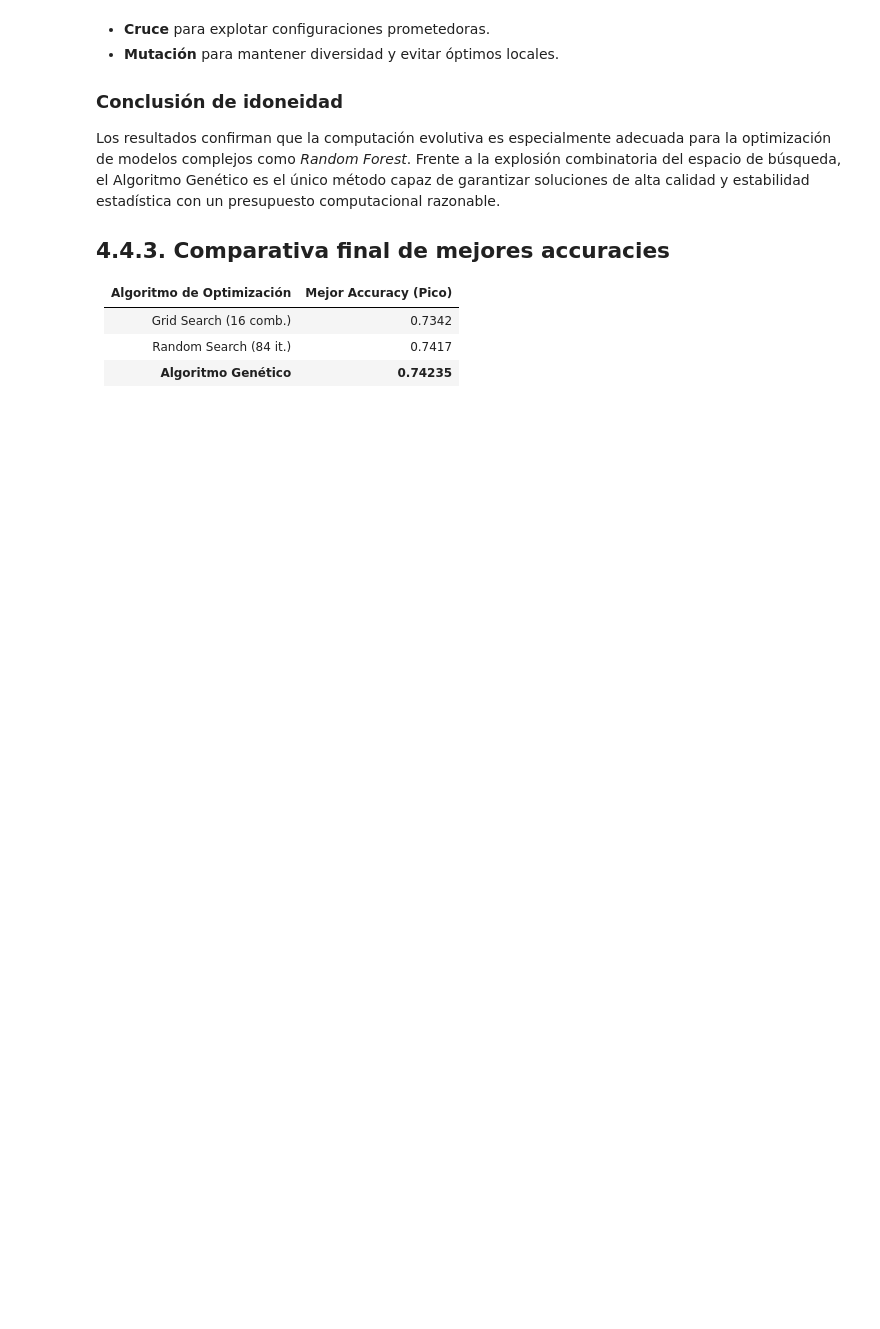
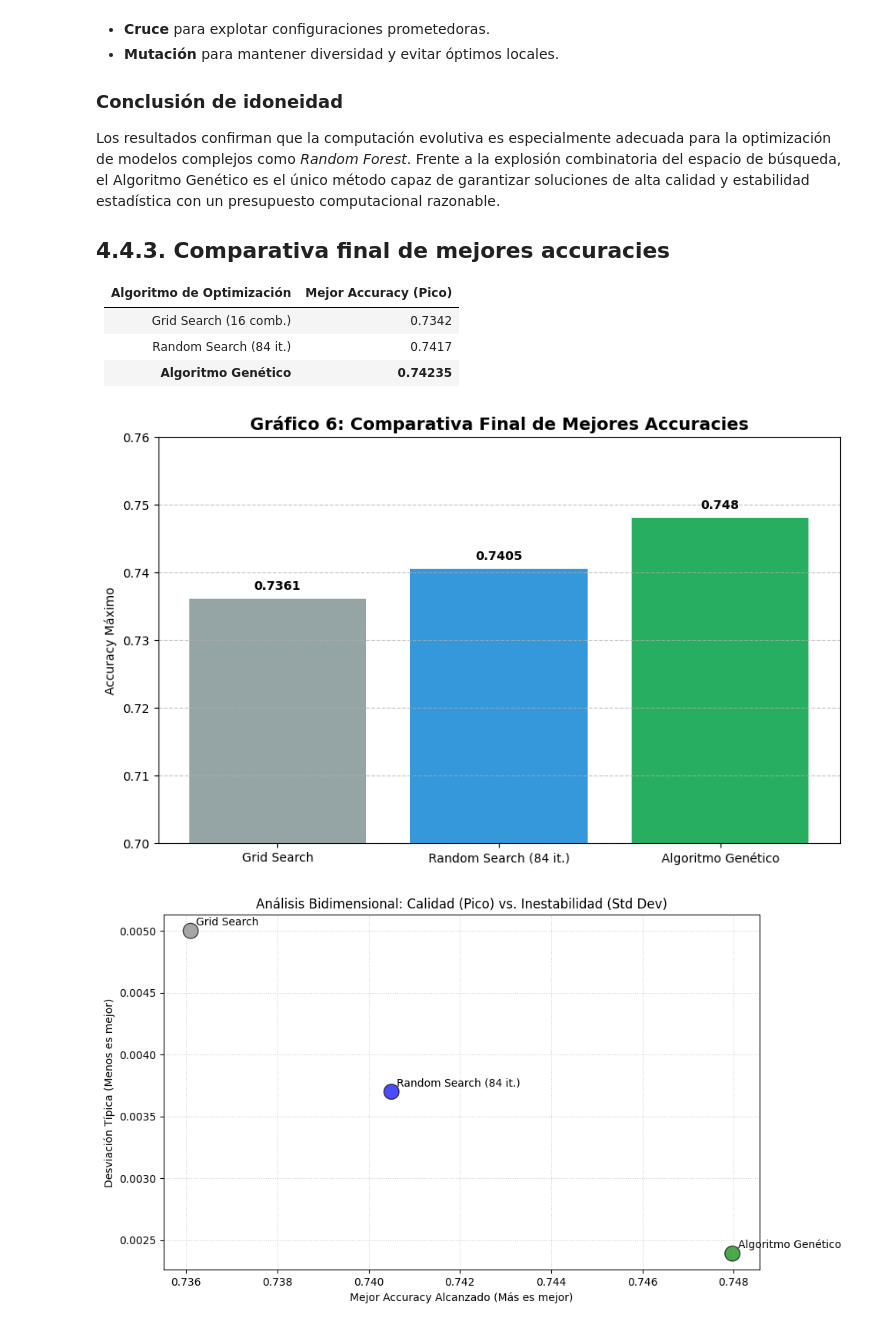
Before and after one commit to darkghost078/p2-Metaheuristica, a Jupyter notebook: Practica-P2 -Análisis.ipynb, the cells around one changed output. Drawn from its saved outputs; the diff is of its cells as text; code cells hidden in the pictures; blank space fills up the shorter version.

```diff
--- a/Practica-P2 -Análisis.ipynb
+++ b/Practica-P2 -Análisis.ipynb
@@ -113,6 +131,14 @@ class Param:
             self.max_leaf_nodes,
             self.min_impurity_decrease
         ]
+
+    def clone(self):
+        return Param(
+            self.n_estimators, self.max_depth, self.min_samples_split,
+            self.min_samples_leaf, self.max_features, self.bootstrap,
+            self.criterion, self.class_weight, self.max_leaf_nodes,
+            self.min_impurity_decrease
+        )
 # %% [markdown]
 ## Función evaluate_solution_param
 Versión original del archivo `evaluate.py`, adaptada para Jupyter.
@@ -379,8 +405,8 @@ def powerTournament(population, alpha, beta):
             childs.append(crossover(p1,p2))
             childs.append(crossover(p2,p1))
         else:
-            childs.append(p1)
-            childs.append(p2)
+            childs.append(p1.clone())
+            childs.append(p2.clone())
 
     aplyMutation(childs, beta)
     childs=fitness(childs)
@@ -437,7 +463,6 @@ def evolutive(Gen = 20, alpha = 0.8, beta = 0.2):
     reset_count = 0
     prev_best = 0
 
-    history = []
 
     while Gen > 0:
         print(f"Gen Actual: {Gen}")
@@ -448,8 +473,6 @@ def evolutive(Gen = 20, alpha = 0.8, beta = 0.2):
         population = bests
 
         best_fit = population[0][1]
-        history.append(best_fit)
-
         print(f"Best Fitness: {best_fit}")
 
         # UMBRAL DE MEJORA AJUSTADO
@@ -471,7 +494,8 @@ def evolutive(Gen = 20, alpha = 0.8, beta = 0.2):
             reset_count = 0
             print("Reseting population")
 
-    return population, history
+    gc.collect()
+    return population
 # %% [markdown]
 # **Comparación y análisis**
 
@@ -956,38 +985,41 @@ Los resultados confirman que la computación evolutiva es especialmente adecuada
 # Datos reales obtenidos de las ejecuciones finales
 data = {
     'Método': ['Grid Search', 'Random Search (84 it.)', 'Algoritmo Genético'],
-    'Best Accuracy': [0.7342, 0.7417, 0.7423471786833855],
-    'Mean Accuracy': [0.7264, 0.7147, 0.7221485109717869],
-    'Std Dev': [0.0031, 0.0160, 0.010825715318991585]
+    'Best Accuracy': [0.7361, 0.7405, 0.7479721786833855],
+    'Mean Accuracy': [0.7277, 0.7366, 0.744596394984326],
+    'Std Dev': [0.0050, 0.0037, 0.002391926049631125]
 }
 df = pd.DataFrame(data)
 
 # --- GRÁFICA 6: COMPARATIVA DE MEJORES ACCURACIES ---
 plt.figure(figsize=(10, 6))
 bars = plt.bar(df['Método'], df['Best Accuracy'], color=['#95a5a6', '#3498db', '#27ae60'])
 plt.ylim(0.70, 0.76)
 plt.title('Gráfico 6: Comparativa Final de Mejores Accuracies', fontsize=14, fontweight='bold')
 plt.ylabel('Accuracy Máximo')
 
 for bar in bars:
     yval = bar.get_height()
     plt.text(bar.get_x() + bar.get_width()/2, yval + 0.001, round(yval, 4), ha='center', va='bottom', fontweight='bold')
 
 plt.grid(axis='y', linestyle='--', alpha=0.7)
 plt.show()
 
 # --- GRÁFICA ADICIONAL: RELACIÓN CALIDAD VS ROBUSTEZ ---
 plt.figure(figsize=(10, 6))
 plt.scatter(df['Best Accuracy'], df['Std Dev'], s=200, c=['gray', 'blue', 'green'], edgecolors='black', alpha=0.7)
 
 for i, txt in enumerate(df['Método']):
     plt.annotate(txt, (df['Best Accuracy'][i], df['Std Dev'][i]), xytext=(5, 5), textcoords='offset points')
 
 plt.title('Análisis Bidimensional: Calidad (Pico) vs. Inestabilidad (Std Dev)', fontsize=12)
 plt.xlabel('Mejor Accuracy Alcanzado (Más es mejor)')
 plt.ylabel('Desviación Típica (Menos es mejor)')
 plt.grid(True, linestyle=':', alpha=0.6)
 plt.show()
+# %% [output]
+[figure, added]
+[figure, added]
 # %%
 # Datos resumidos AG vs Random Search (420 evaluaciones)
 metodos = ['Random Search', 'Algoritmo Genético']
```
Also changed, not shown: parts of 7 cells of this notebook, 6 other files.
